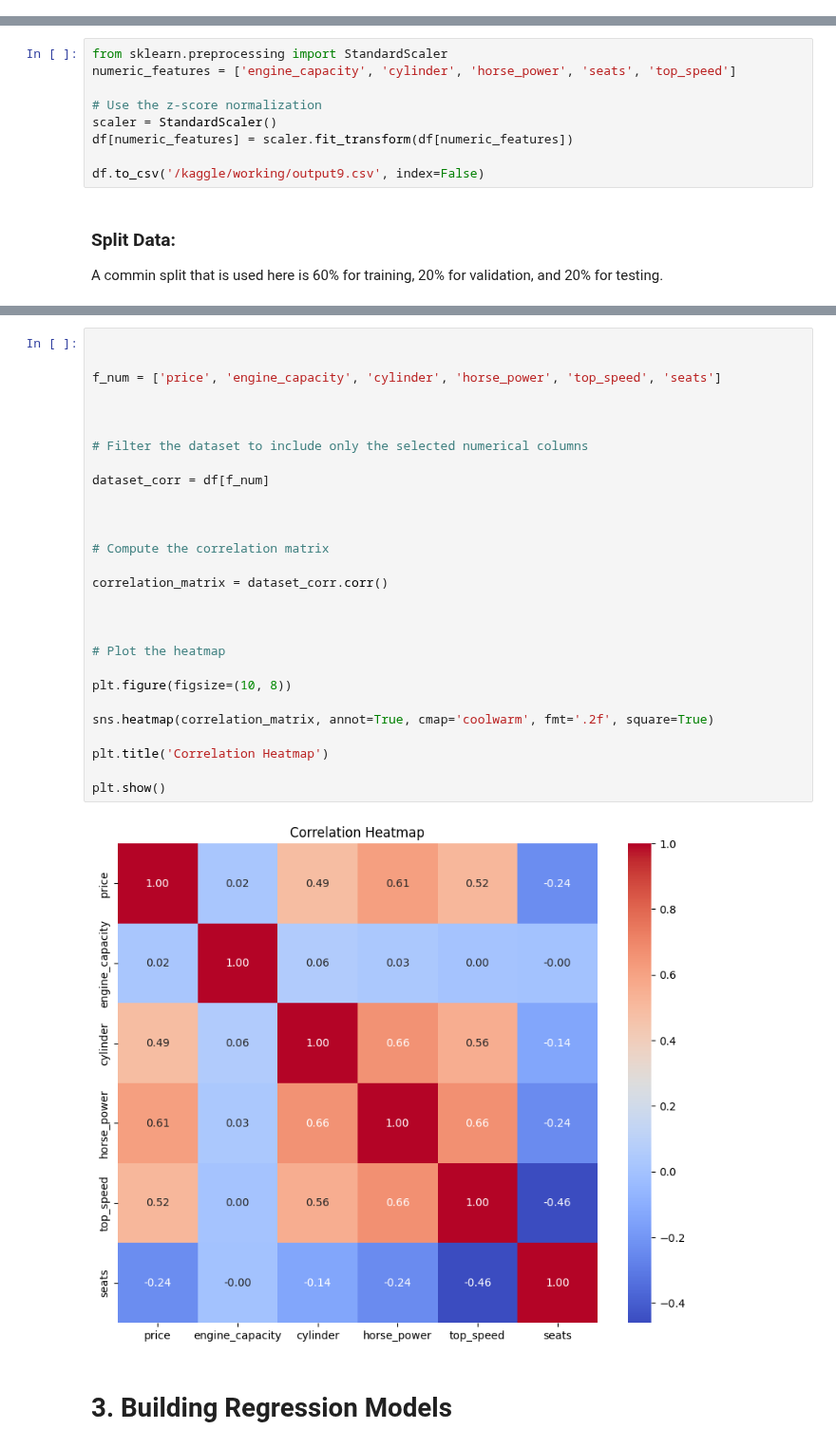
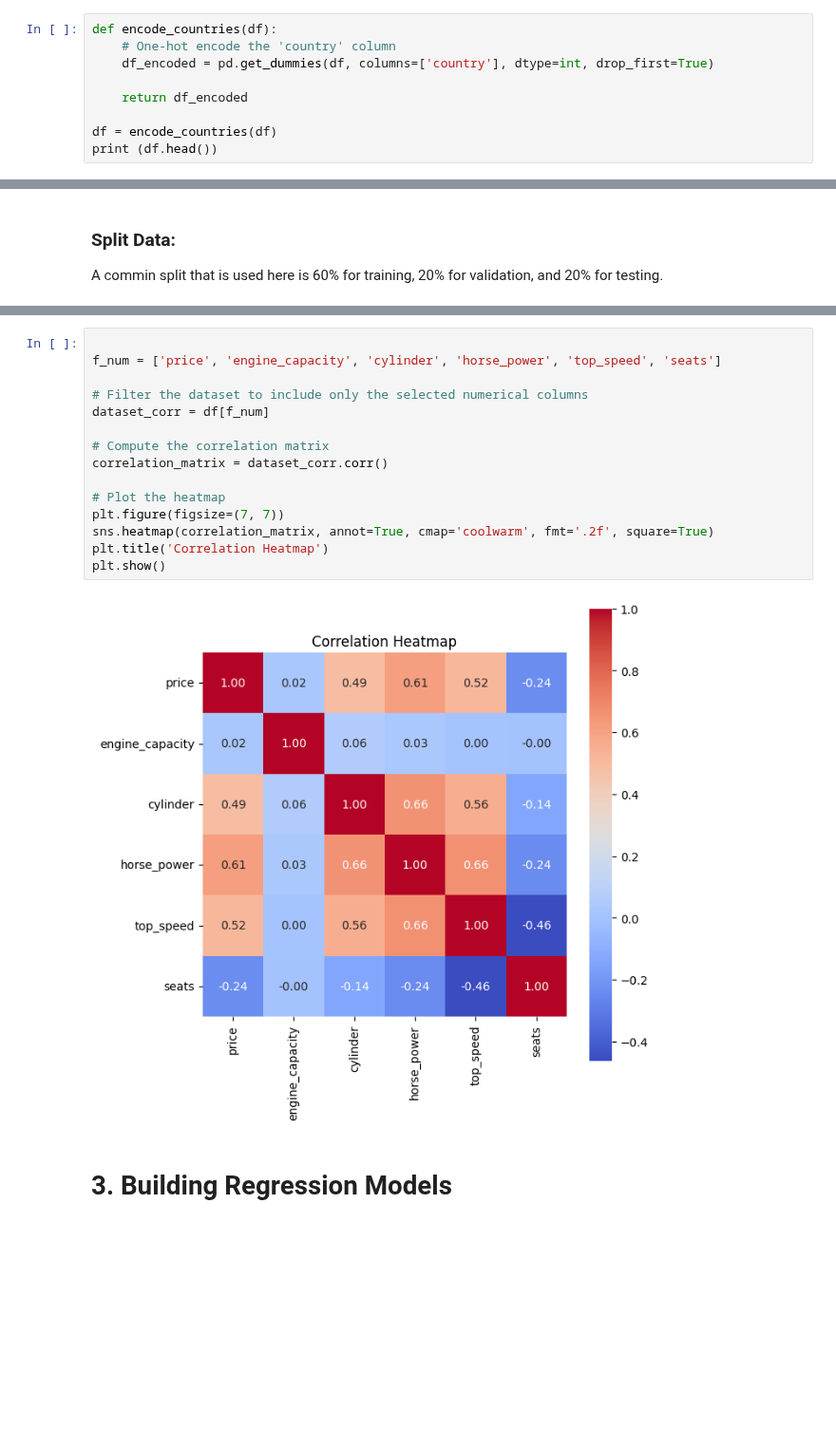
Before and after one commit to SarahYousefH/MachineLearningAssignment2, a Jupyter notebook: machine-learning-regression-assignment.ipynb, the cells around one changed output, grey strips where cells are left out. Shown at 95% size. Saved outputs shown, nothing was run; the diff lists cells and outputs as text; blank space fills up the shorter version.

Commit message:
Kaggle Notebook | Machine Learning Regression Assignment | Done. Encoding

```diff
--- a/machine-learning-regression-assignment.ipynb
+++ b/machine-learning-regression-assignment.ipynb
@@ -671,0 +385,9 @@ print (len(df))
+# %%
+def encode_countries(df):
+    # One-hot encode the 'country' column
+    df_encoded = pd.get_dummies(df, columns=['country'], dtype=int, drop_first=True)
+
+    return df_encoded
+
+df = encode_countries(df)
+print (df.head())
@@ -676,12 +457,3 @@ print (len(df))
-# %%
-from sklearn.preprocessing import StandardScaler
-numeric_features = ['engine_capacity', 'cylinder', 'horse_power', 'seats', 'top_speed']
-
-# Use the z-score normalization
-scaler = StandardScaler()
-df[numeric_features] = scaler.fit_transform(df[numeric_features])
-
-df.to_csv('/kaggle/working/output9.csv', index=False)
 # %% [markdown]
 ### Split Data:
 
@@ -733,33 +494,20 @@ Can we ignore some of the features, are they irrelevant?
 # %%
-
 
 f_num = ['price', 'engine_capacity', 'cylinder', 'horse_power', 'top_speed', 'seats']
 
-
-
 # Filter the dataset to include only the selected numerical columns
-
 dataset_corr = df[f_num]
 
-
-
 # Compute the correlation matrix
-
 correlation_matrix = dataset_corr.corr()
 
-
-
 # Plot the heatmap
-
-plt.figure(figsize=(10, 8))
-
+plt.figure(figsize=(7, 7))
 sns.heatmap(correlation_matrix, annot=True, cmap='coolwarm', fmt='.2f', square=True)
-
 plt.title('Correlation Heatmap')
-
 plt.show()
 # %% [output]
-[figure, old version]
+[figure, new version]
 # %% [markdown]
 # 3. Building Regression Models
 # %% [markdown]
```
Also changed, not shown: parts of 58 cells of this notebook.
